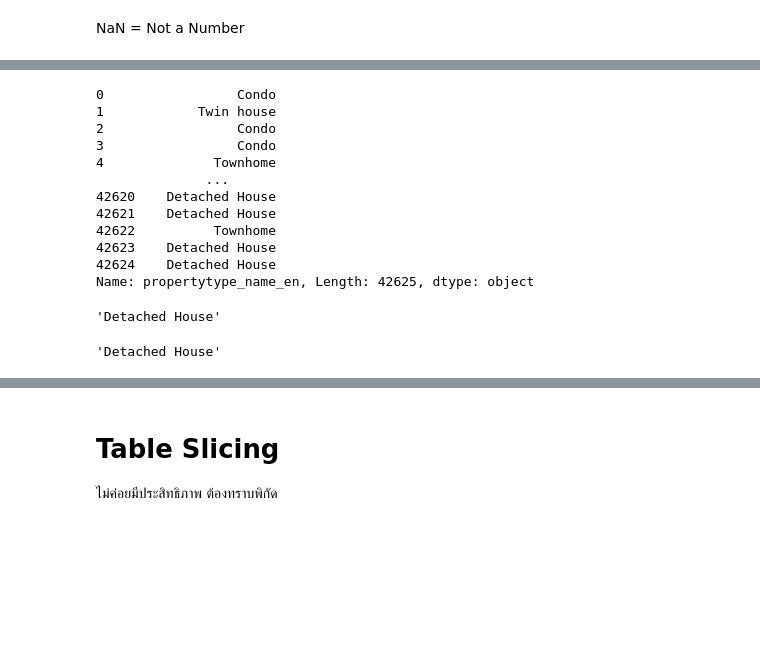
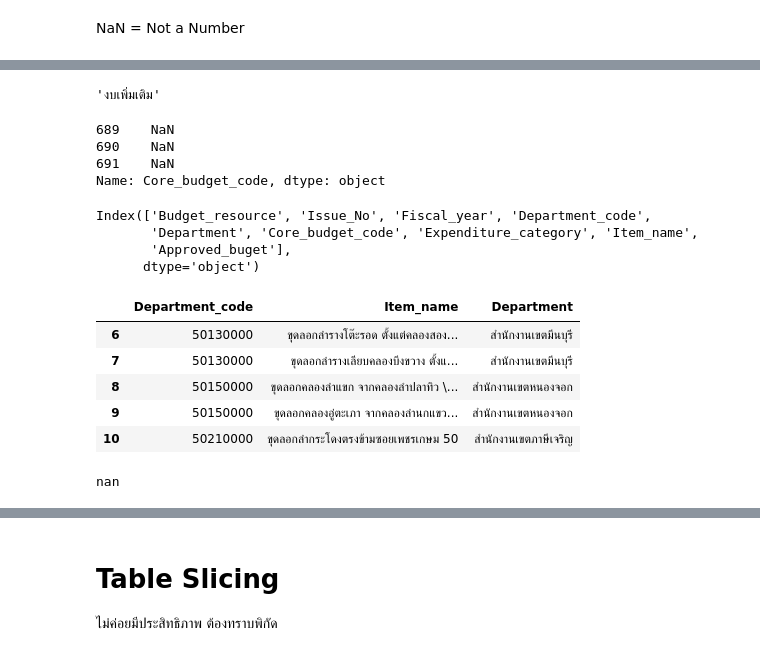
Before and after one commit to Ratchadakorn26/python_dataviz2023, a Jupyter notebook: Pandas101.ipynb, the cells around one changed output, grey strips where cells are left out. Drawn from its saved outputs; the diff is of its cells as text; code cells hidden in the pictures; blank space fills up the shorter version.

```diff
--- a/Pandas101.ipynb
+++ b/Pandas101.ipynb
@@ -151,26 +120,34 @@ NaN = Not a Number
+# %%
+data1['Budget_resource'][690]
+# %% [output]
+'งบเพิ่มเติม'
+# %%
+ data1.iloc[-3::,5]
+# %% [output]
+689    NaN
+690    NaN
+691    NaN
+Name: Core_budget_code, dtype: object
 # %%
-data1['propertytype_name_en']
+data1.columns
 # %% [output]
-0                 Condo
-1            Twin house
-2                 Condo
-3                 Condo
-4              Townhome
-              ...
-42620    Detached House
-42621    Detached House
-42622          Townhome
-42623    Detached House
-42624    Detached House
-Name: propertytype_name_en, Length: 42625, dtype: object
+Index(['Budget_resource', 'Issue_No', 'Fiscal_year', 'Department_code',
+       'Department', 'Core_budget_code', 'Expenditure_category', 'Item_name',
+       'Approved_buget'],
+      dtype='object')
-# %%
-data1['propertytype_name_en'][42619]
-# %% [output]
-'Detached House'
+# %%
+ data1[['Department_code','Item_name','Department']][6:11]
+# %% [output]
+|  | Department_code | Item_name | Department |
+| 6 | 50130000 | ขุดลอกลำรางโต๊ะรอด ตั้งแต่คลองสอง... | สำนักงานเขตมีนบุรี |
+| 7 | 50130000 | ขุดลอกลำรางเลียบคลองบึงขวาง ตั้งแ... | สำนักงานเขตมีนบุรี |
+| 8 | 50150000 | ขุดลอกคลองลำแขก จากคลองลำปลาทิว \... | สำนักงานเขตหนองจอก |
+| 9 | 50150000 | ขุดลอกคลองอู่ตะเภา จากคลองลำนกแขว... | สำนักงานเขตหนองจอก |
+| 10 | 50210000 | ขุดลอกลำกระโดงตรงข้ามซอยเพชรเกษม 50 | สำนักงานเขตภาษีเจริญ |
 # %%
- data1.iloc[42619,5] # .iloc เปลี่ยนมุมมองเป็น np.arry  ชี้เป็นเเถว คอลัม ติดลบ สไลด์ได้
+ data1.iloc[690,5] # .iloc เปลี่ยนมุมมองเป็น np.arry  ชี้เป็นเเถว คอลัม ติดลบ สไลด์ได้
 # %% [output]
-'Detached House'
+nan
 # %%
  data1.iloc[-6,5]
 # %% [output]
```
Also changed, not shown: parts of 24 cells of this notebook.
